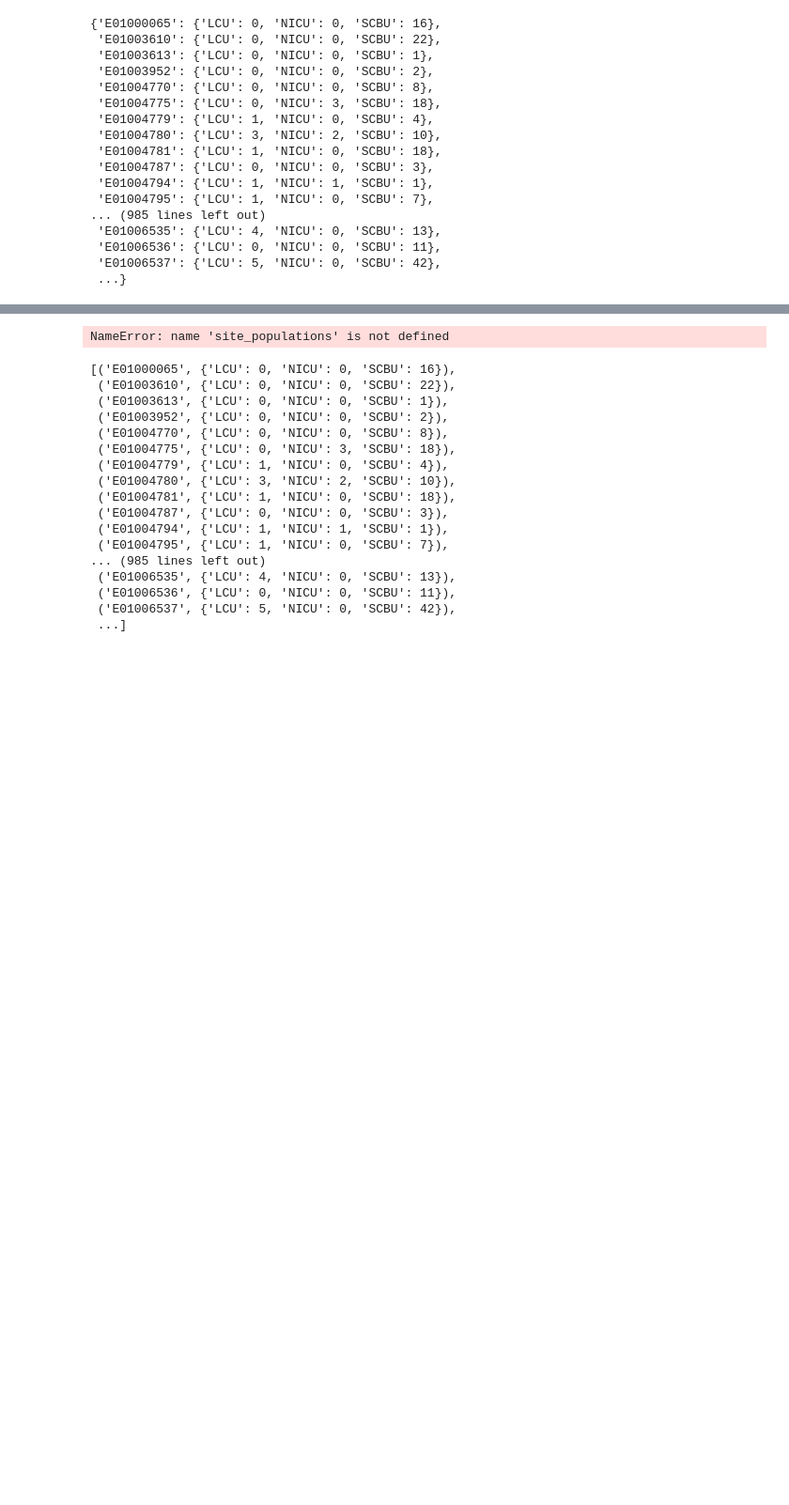
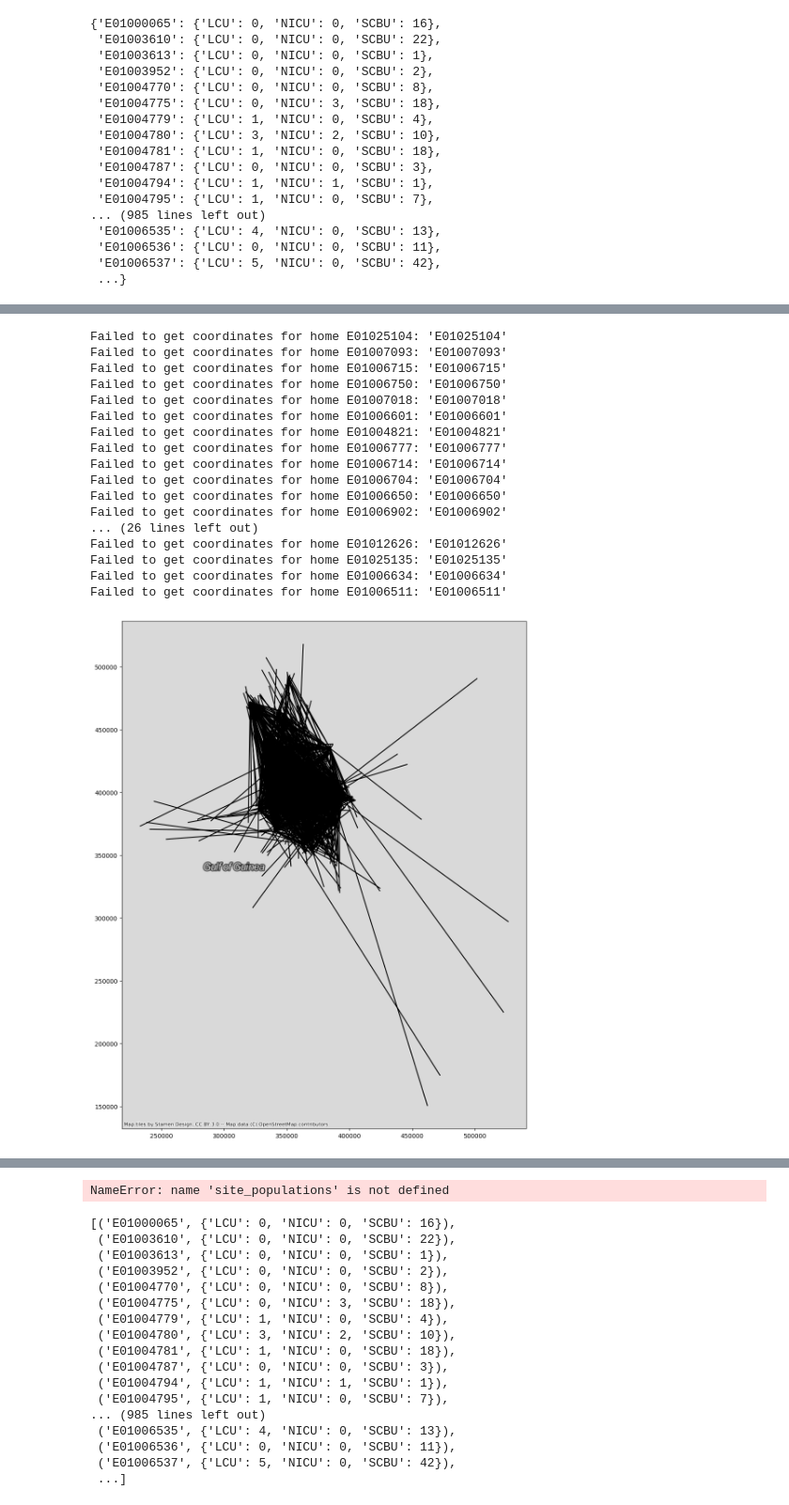
Before and after one commit to Duncan-Galletly/NWNODN_Modelling_HSMA5_08, a Jupyter notebook: DEAP Genetic Algorithm.ipynb, the cells around one changed output, grey strips where cells are left out. Shown: that part at 94% size. Cells and saved outputs as stored; diff of their text form; code cells hidden in the pictures; blank space fills up the shorter version.

```diff
--- a/DEAP Genetic Algorithm.ipynb
+++ b/DEAP Genetic Algorithm.ipynb
@@ -48,6 +49,7 @@ site_lookup =  sites.loc[:, ['UnitCode', 'LSOA']]
 
 # Ensure the date is a date
 activities['CC_Activity_Date'] = pd.to_datetime(activities['CC_Activity_Date'], format='%d/%m/%Y')
+home_codes = activities['Der_Postcode_LSOA_Code'].unique().tolist()
 activities = activities.set_index('Der_Postcode_LSOA_Code')
 
 
@@ -316,0 +463,77 @@ Error:
+# %%
+lsoas = gpd.read_file('./LSOA_Dec_2011_PWC_in_England_and_Wales/LSOA_Dec_2011_PWC_in_England_and_Wales.shp')
+# %%
+# Make a sites GeoDF
+sites_df = lsoas[lsoas['lsoa11cd'].isin(site_codes)]
+sites_df = sites_df.set_index('lsoa11cd')
+sites_df['centroid'] = sites_df.geometry.centroid
+
+# Make a homes GeoDF
+homes_df = lsoas[lsoas['lsoa11cd'].isin(home_codes)]
+homes_df = homes_df.set_index('lsoa11cd')
+homes_df['centroid'] = homes_df.geometry.centroid
+
+homes_df = homes_df.to_crs(epsg=3857)
+sites_df = sites_df.to_crs(epsg=3857)
+# %%
+import contextily as ctx
+
+def plot_assignments(individual):
+
+    fig, ax = plt.subplots(figsize=(15, 15))
+
+    # Plot the LSOAs
+    homes_df.boundary.plot(ax=ax, color='blue')
+
+    # Plot the sites
+    sites_df.boundary.plot(ax=ax, color='red')
+
+    # For each home in the individual, draw a line from the home to the assigned site
+    for home_idx, site_idx in enumerate(individual):
+        home = home_lsoas[home_idx]
+        site = site_codes[site_idx]
+
+        # Try to get the coordinates of the home and the site
+        try:
+            home_coords = homes_df.loc[home, 'centroid'].coords[0]
+        except KeyError as e:
+            print(f"Failed to get coordinates for home {home}: {e}")
+            continue
+
+        try:
+            site_coords = sites_df.loc[site, 'centroid'].coords[0]
+        except KeyError as e:
+            print(f"Failed to get coordinates for site {site}: {e}")
+            continue
+
+        # Draw a line between the home and the site
+        plt.plot([home_coords[0], site_coords[0]], [home_coords[1], site_coords[1]], color='black')
+
+    # Add a background map
+    ctx.add_basemap(ax, source=ctx.providers.Stamen.TonerLite)
+
+    # Show the plot
+    plt.show()
+
+
+# Use the function
+plot_assignments(pop[19])  # Replace with the individual you want to plot
+# %% [output]
+Failed to get coordinates for home E01025104: 'E01025104'
+Failed to get coordinates for home E01007093: 'E01007093'
+Failed to get coordinates for home E01006715: 'E01006715'
+Failed to get coordinates for home E01006750: 'E01006750'
+Failed to get coordinates for home E01007018: 'E01007018'
+Failed to get coordinates for home E01006601: 'E01006601'
+Failed to get coordinates for home E01004821: 'E01004821'
+Failed to get coordinates for home E01006777: 'E01006777'
+Failed to get coordinates for home E01006714: 'E01006714'
+Failed to get coordinates for home E01006704: 'E01006704'
+Failed to get coordinates for home E01006650: 'E01006650'
+Failed to get coordinates for home E01006902: 'E01006902'
+... (26 lines left out)
+Failed to get coordinates for home E01012626: 'E01012626'
+Failed to get coordinates for home E01025135: 'E01025135'
+Failed to get coordinates for home E01006634: 'E01006634'
+Failed to get coordinates for home E01006511: 'E01006511'
+[figure, added]
```
Also changed, not shown: parts of 6 cells of this notebook, 2 other files.
